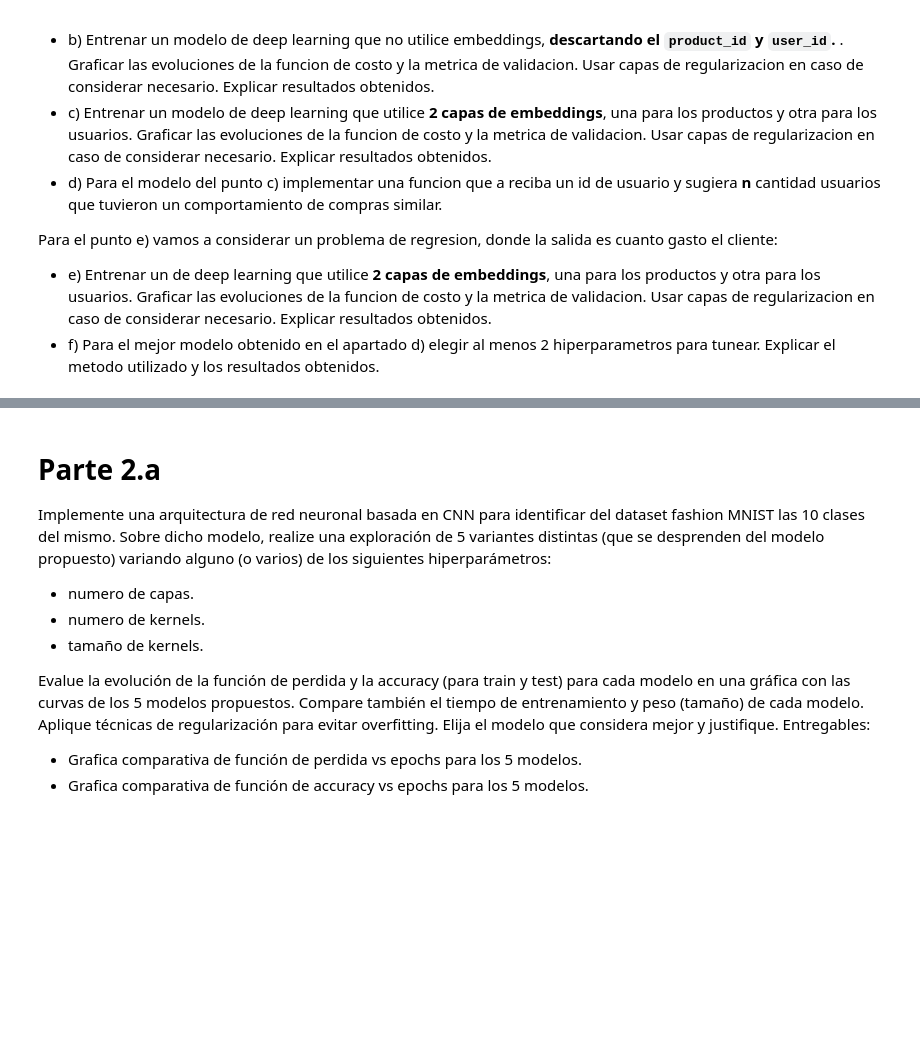
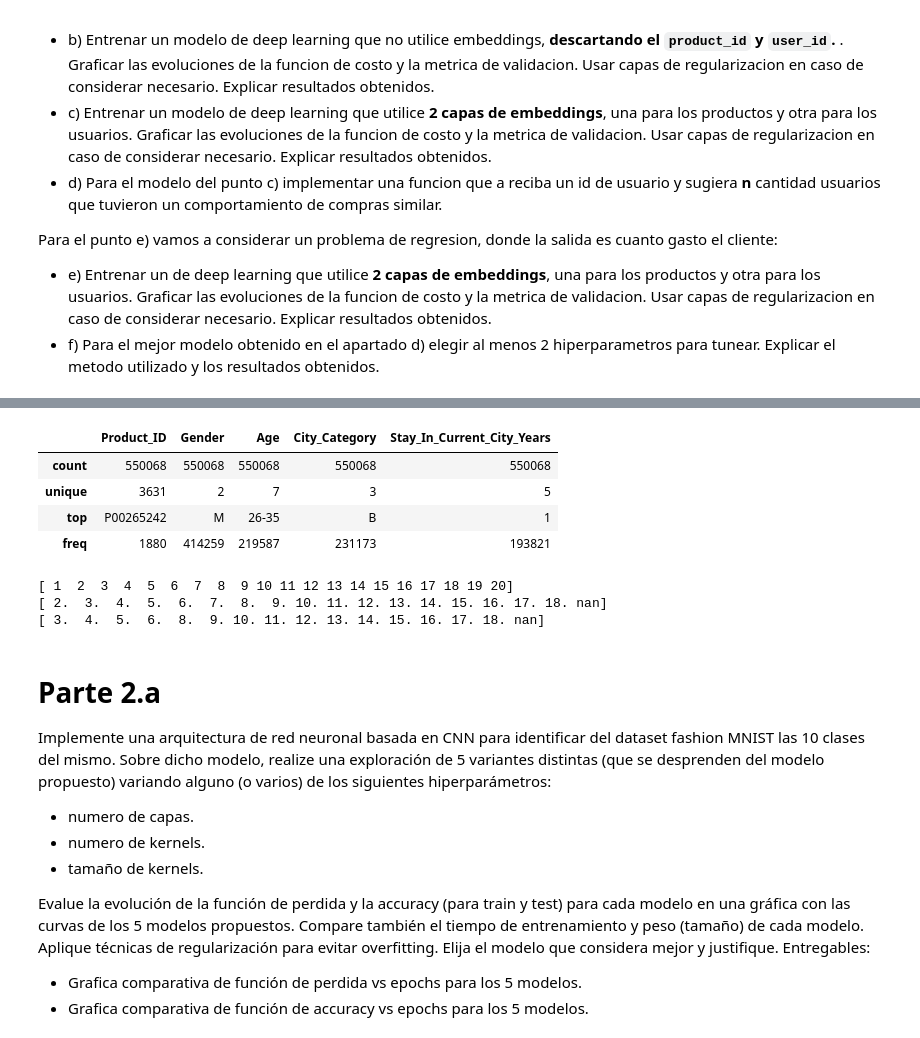
Before and after one commit to vasconcelosfer/DeepLearning, a Jupyter notebook: Deep_Learning_TP_Cohorte_16_4B2024.ipynb, the cells around one changed output, grey strips where cells are left out. Drawn from its saved outputs; the diff is of its cells as text; code cells hidden in the pictures; blank space fills up the shorter version.

```diff
--- a/Deep_Learning_TP_Cohorte_16_4B2024.ipynb
+++ b/Deep_Learning_TP_Cohorte_16_4B2024.ipynb
@@ -39,3 +96,19 @@ Para el punto e) vamos a considerar un problema de regresion, donde la salida es
+# %%
+black_sales_ds.describe(include='object')
+# %% [output]
+|  | Product_ID | Gender | Age | City_Category | Stay_In_Current_City_Years |
+| count | 550068 | 550068 | 550068 | 550068 | 550068 |
+| unique | 3631 | 2 | 7 | 3 | 5 |
+| top | P00265242 | M | 26-35 | B | 1 |
+| freq | 1880 | 414259 | 219587 | 231173 | 193821 |
+# %%
+print(np.sort(black_sales_ds.Product_Category_1.unique()))
+print(np.sort(black_sales_ds.Product_Category_2.unique()))
+print(np.sort(black_sales_ds.Product_Category_3.unique()))
+# %% [output]
+[ 1  2  3  4  5  6  7  8  9 10 11 12 13 14 15 16 17 18 19 20]
+[ 2.  3.  4.  5.  6.  7.  8.  9. 10. 11. 12. 13. 14. 15. 16. 17. 18. nan]
+[ 3.  4.  5.  6.  8.  9. 10. 11. 12. 13. 14. 15. 16. 17. 18. nan]
 # %% [markdown]
 # Parte 2.a
 
```
Also changed, not shown: parts of 9 cells of this notebook, 1 other file.
